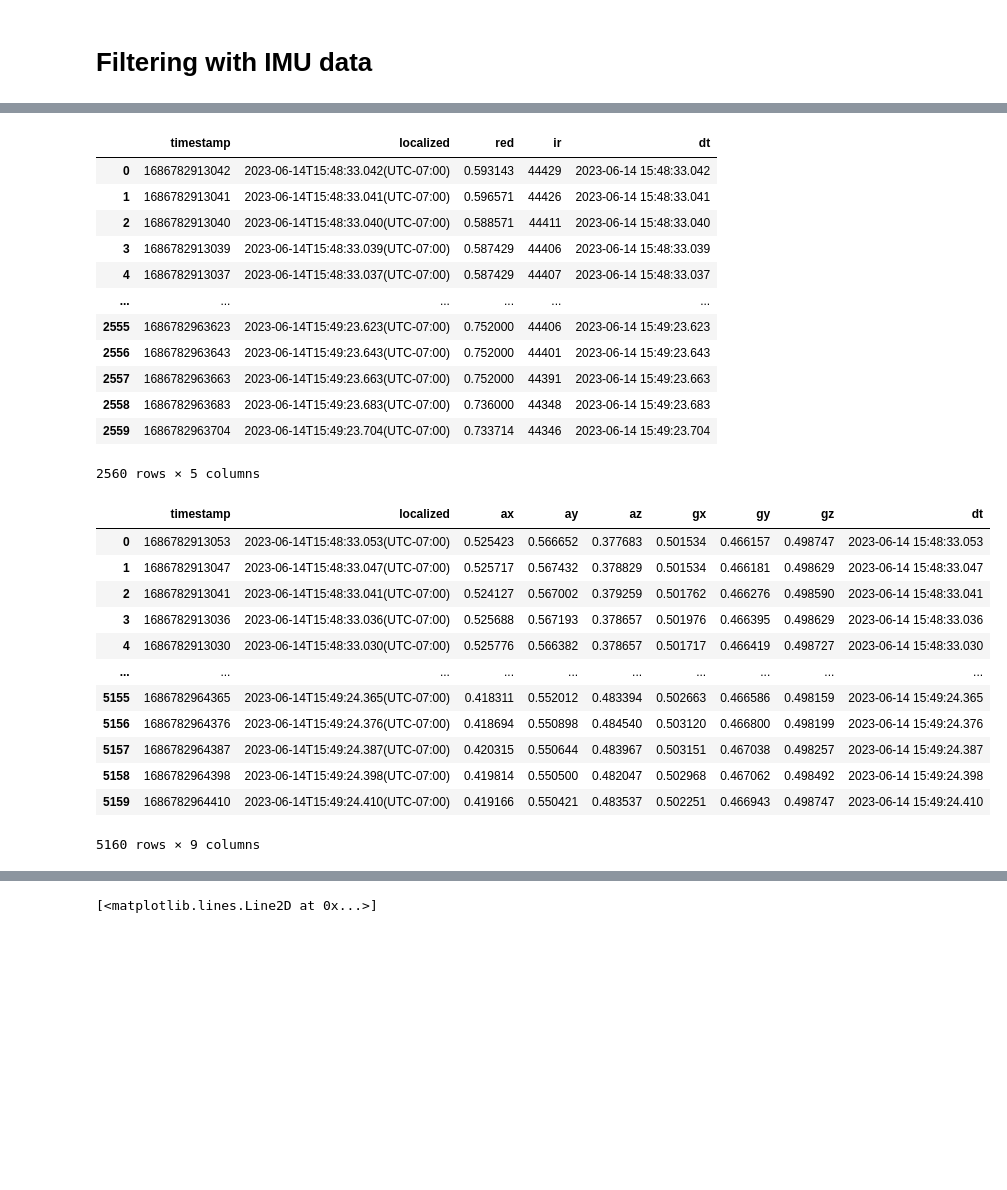
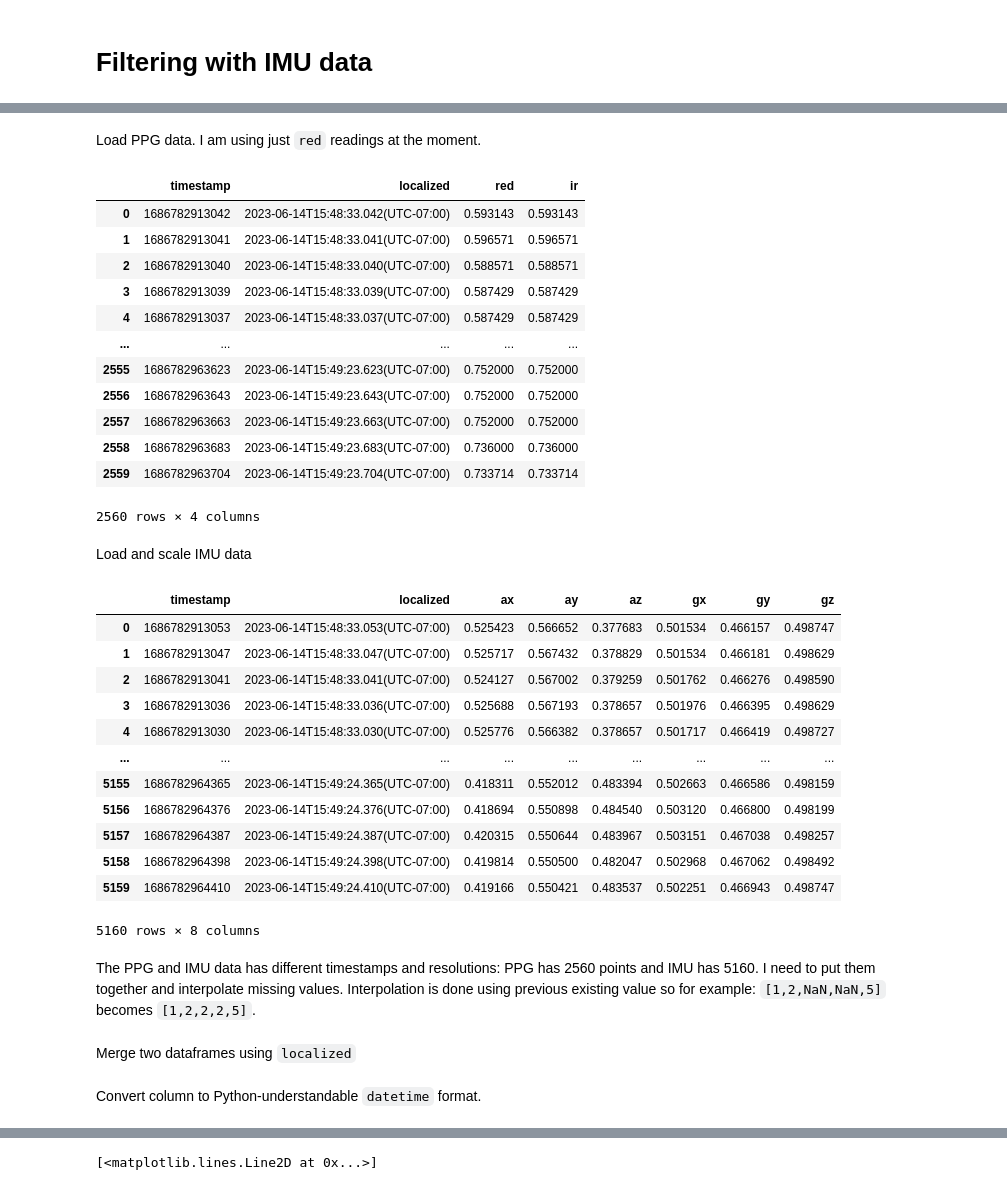
Before and after one commit to MyAlyce/myalyce_wavelet_and_classifier_tests, a Jupyter notebook: Filtering_with_acc_data.ipynb, the cells around one changed output, grey strips where cells are left out. Saved outputs shown, nothing was run; the diff lists cells and outputs as text; code cells hidden in the pictures; blank space fills up the shorter version.

```diff
--- a/Filtering_with_acc_data.ipynb
+++ b/Filtering_with_acc_data.ipynb
@@ -19,43 +29,50 @@ min_max_scaler = preprocessing.MinMaxScaler()
+# %% [markdown]
+Load PPG data. I am using just `red` readings at the moment.
 # %%
 ppg_fpath = Path(
     "/home/mst/projects/flyps/myalyce/data/Unfiltered PPG, plus accelerometer/PPG_JoshuaBrewster2023-06-14T15_48_32.828(UTC-07_00).csv")
 ppg_df = pd.read_csv(ppg_fpath)
-ppg_df['dt'] = pd.to_datetime(ppg_df['localized'], format=DATE_FORMAT)
-ppg_df['red'] = min_max_scaler.fit_transform((ppg_df['red'].array.reshape(-1,1)))
+ppg_df['red'] = min_max_scaler.fit_transform((ppg_df['red'].array.reshape(-1, 1)))
+ppg_df['ir'] = min_max_scaler.fit_transform((ppg_df['red'].array.reshape(-1, 1)))
 ppg_df
 # %% [output]
-|  | timestamp | localized | red | ir | dt |
-| 0 | 1686782913042 | 2023-06-14T15:48:33.042(UTC-07:00) | 0.593143 | 44429 | 2023-06-14 15:48:33.042 |
-| 1 | 1686782913041 | 2023-06-14T15:48:33.041(UTC-07:00) | 0.596571 | 44426 | 2023-06-14 15:48:33.041 |
-| 2 | 1686782913040 | 2023-06-14T15:48:33.040(UTC-07:00) | 0.588571 | 44411 | 2023-06-14 15:48:33.040 |
-| 3 | 1686782913039 | 2023-06-14T15:48:33.039(UTC-07:00) | 0.587429 | 44406 | 2023-06-14 15:48:33.039 |
-| 4 | 1686782913037 | 2023-06-14T15:48:33.037(UTC-07:00) | 0.587429 | 44407 | 2023-06-14 15:48:33.037 |
-| ... | ... | ... | ... | ... | ... |
-| 2555 | 1686782963623 | 2023-06-14T15:49:23.623(UTC-07:00) | 0.752000 | 44406 | 2023-06-14 15:49:23.623 |
-| 2556 | 1686782963643 | 2023-06-14T15:49:23.643(UTC-07:00) | 0.752000 | 44401 | 2023-06-14 15:49:23.643 |
-| 2557 | 1686782963663 | 2023-06-14T15:49:23.663(UTC-07:00) | 0.752000 | 44391 | 2023-06-14 15:49:23.663 |
-| 2558 | 1686782963683 | 2023-06-14T15:49:23.683(UTC-07:00) | 0.736000 | 44348 | 2023-06-14 15:49:23.683 |
-| 2559 | 1686782963704 | 2023-06-14T15:49:23.704(UTC-07:00) | 0.733714 | 44346 | 2023-06-14 15:49:23.704 |
+|  | timestamp | localized | red | ir |
+| 0 | 1686782913042 | 2023-06-14T15:48:33.042(UTC-07:00) | 0.593143 | 0.593143 |
+| 1 | 1686782913041 | 2023-06-14T15:48:33.041(UTC-07:00) | 0.596571 | 0.596571 |
+| 2 | 1686782913040 | 2023-06-14T15:48:33.040(UTC-07:00) | 0.588571 | 0.588571 |
+| 3 | 1686782913039 | 2023-06-14T15:48:33.039(UTC-07:00) | 0.587429 | 0.587429 |
+| 4 | 1686782913037 | 2023-06-14T15:48:33.037(UTC-07:00) | 0.587429 | 0.587429 |
+| ... | ... | ... | ... | ... |
+| 2555 | 1686782963623 | 2023-06-14T15:49:23.623(UTC-07:00) | 0.752000 | 0.752000 |
+| 2556 | 1686782963643 | 2023-06-14T15:49:23.643(UTC-07:00) | 0.752000 | 0.752000 |
+| 2557 | 1686782963663 | 2023-06-14T15:49:23.663(UTC-07:00) | 0.752000 | 0.752000 |
+| 2558 | 1686782963683 | 2023-06-14T15:49:23.683(UTC-07:00) | 0.736000 | 0.736000 |
+| 2559 | 1686782963704 | 2023-06-14T15:49:23.704(UTC-07:00) | 0.733714 | 0.733714 |
-2560 rows × 5 columns
+2560 rows × 4 columns
+# %% [markdown]
+Load and scale IMU data
 # %%
 imu_fpath = Path(
     "/home/mst/projects/flyps/myalyce/data/Unfiltered PPG, plus accelerometer/IMU_JoshuaBrewster2023-06-14T15_48_32.828(UTC-07_00).csv")
 imu_df = pd.read_csv(imu_fpath)
-imu_df['dt'] = pd.to_datetime(imu_df['localized'], format=DATE_FORMAT)
 for dim in ('ax', 'ay', 'az', 'gx', 'gy', 'gz'):
-    imu_df[dim] = min_max_scaler.fit_transform((imu_df[dim].array.reshape(-1,1)))
+    imu_df[dim] = min_max_scaler.fit_transform((imu_df[dim].array.reshape(-1, 1)))
 imu_df
 # %% [output]
-|  | timestamp | localized | ax | ay | az | gx | gy | gz | dt |
-| 0 | 1686782913053 | 2023-06-14T15:48:33.053(UTC-07:00) | 0.525423 | 0.566652 | 0.377683 | 0.501534 | 0.466157 | 0.498747 | 2023-06-14 15:48:33.053 |
-| 1 | 1686782913047 | 2023-06-14T15:48:33.047(UTC-07:00) | 0.525717 | 0.567432 | 0.378829 | 0.501534 | 0.466181 | 0.498629 | 2023-06-14 15:48:33.047 |
-| 2 | 1686782913041 | 2023-06-14T15:48:33.041(UTC-07:00) | 0.524127 | 0.567002 | 0.379259 | 0.501762 | 0.466276 | 0.498590 | 2023-06-14 15:48:33.041 |
-| 3 | 1686782913036 | 2023-06-14T15:48:33.036(UTC-07:00) | 0.525688 | 0.567193 | 0.378657 | 0.501976 | 0.466395 | 0.498629 | 2023-06-14 15:48:33.036 |
-| 4 | 1686782913030 | 2023-06-14T15:48:33.030(UTC-07:00) | 0.525776 | 0.566382 | 0.378657 | 0.501717 | 0.466419 | 0.498727 | 2023-06-14 15:48:33.030 |
-| ... | ... | ... | ... | ... | ... | ... | ... | ... | ... |
-| 5155 | 1686782964365 | 2023-06-14T15:49:24.365(UTC-07:00) | 0.418311 | 0.552012 | 0.483394 | 0.502663 | 0.466586 | 0.498159 | 2023-06-14 15:49:24.365 |
-| 5156 | 1686782964376 | 2023-06-14T15:49:24.376(UTC-07:00) | 0.418694 | 0.550898 | 0.484540 | 0.503120 | 0.466800 | 0.498199 | 2023-06-14 15:49:24.376 |
-| 5157 | 1686782964387 | 2023-06-14T15:49:24.387(UTC-07:00) | 0.420315 | 0.550644 | 0.483967 | 0.503151 | 0.467038 | 0.498257 | 2023-06-14 15:49:24.387 |
-| 5158 | 1686782964398 | 2023-06-14T15:49:24.398(UTC-07:00) | 0.419814 | 0.550500 | 0.482047 | 0.502968 | 0.467062 | 0.498492 | 2023-06-14 15:49:24.398 |
-| 5159 | 1686782964410 | 2023-06-14T15:49:24.410(UTC-07:00) | 0.419166 | 0.550421 | 0.483537 | 0.502251 | 0.466943 | 0.498747 | 2023-06-14 15:49:24.410 |
+|  | timestamp | localized | ax | ay | az | gx | gy | gz |
+| 0 | 1686782913053 | 2023-06-14T15:48:33.053(UTC-07:00) | 0.525423 | 0.566652 | 0.377683 | 0.501534 | 0.466157 | 0.498747 |
+| 1 | 1686782913047 | 2023-06-14T15:48:33.047(UTC-07:00) | 0.525717 | 0.567432 | 0.378829 | 0.501534 | 0.466181 | 0.498629 |
+| 2 | 1686782913041 | 2023-06-14T15:48:33.041(UTC-07:00) | 0.524127 | 0.567002 | 0.379259 | 0.501762 | 0.466276 | 0.498590 |
+| 3 | 1686782913036 | 2023-06-14T15:48:33.036(UTC-07:00) | 0.525688 | 0.567193 | 0.378657 | 0.501976 | 0.466395 | 0.498629 |
+| 4 | 1686782913030 | 2023-06-14T15:48:33.030(UTC-07:00) | 0.525776 | 0.566382 | 0.378657 | 0.501717 | 0.466419 | 0.498727 |
+| ... | ... | ... | ... | ... | ... | ... | ... | ... |
+| 5155 | 1686782964365 | 2023-06-14T15:49:24.365(UTC-07:00) | 0.418311 | 0.552012 | 0.483394 | 0.502663 | 0.466586 | 0.498159 |
+| 5156 | 1686782964376 | 2023-06-14T15:49:24.376(UTC-07:00) | 0.418694 | 0.550898 | 0.484540 | 0.503120 | 0.466800 | 0.498199 |
+| 5157 | 1686782964387 | 2023-06-14T15:49:24.387(UTC-07:00) | 0.420315 | 0.550644 | 0.483967 | 0.503151 | 0.467038 | 0.498257 |
+| 5158 | 1686782964398 | 2023-06-14T15:49:24.398(UTC-07:00) | 0.419814 | 0.550500 | 0.482047 | 0.502968 | 0.467062 | 0.498492 |
+| 5159 | 1686782964410 | 2023-06-14T15:49:24.410(UTC-07:00) | 0.419166 | 0.550421 | 0.483537 | 0.502251 | 0.466943 | 0.498747 |
-5160 rows × 9 columns
+5160 rows × 8 columns
+# %% [markdown]
+The PPG and IMU data has different timestamps and resolutions: PPG has 2560 points and IMU has 5160. I need to put them together and interpolate missing values. Interpolation is done using previous existing value so for example: `[1,2,NaN,NaN,5]` becomes `[1,2,2,2,5]`.
+# %% [markdown]
+Merge two dataframes using `localized`
@@ -61,0 +81,2 @@ imu_df
+# %% [markdown]
+Convert column to Python-understandable `datetime` format.
```
Also changed, not shown: parts of 25 cells of this notebook.
